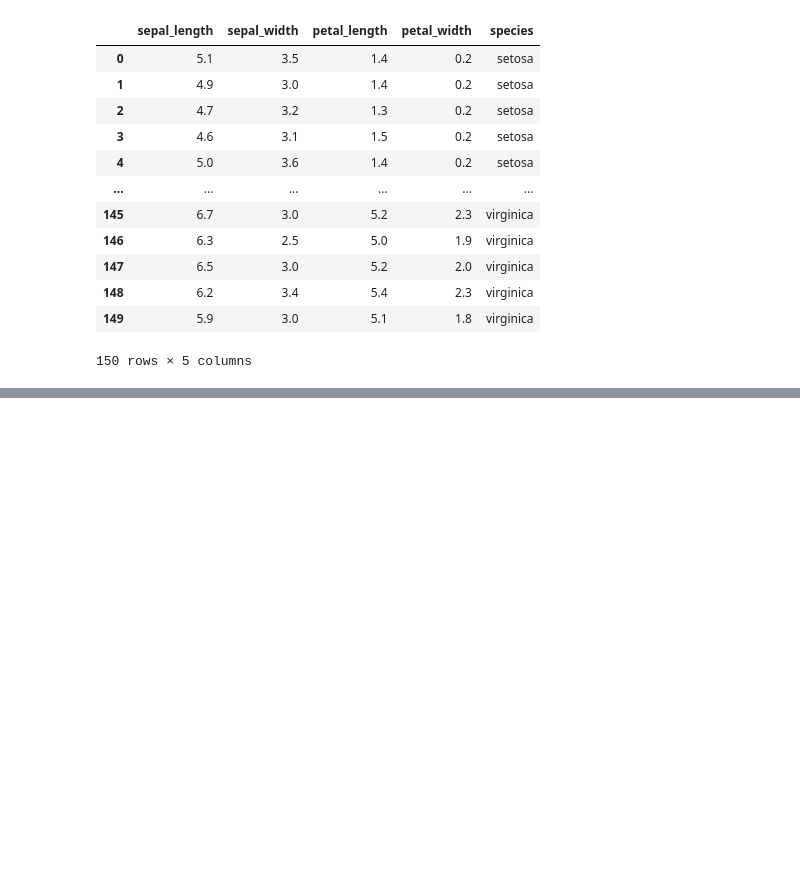
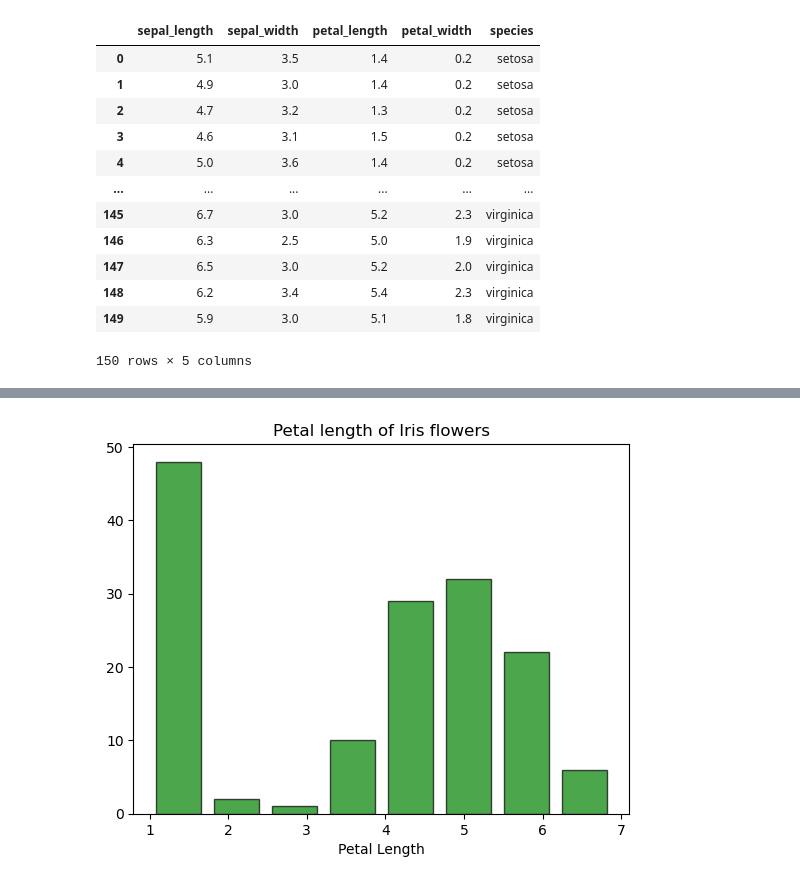
Before and after one commit to Jennyicano/Pands-Project, a Jupyter notebook: iris_data.ipynb, the cells around one changed output, grey strips where cells are left out. Saved outputs shown, nothing was run; the diff lists cells and outputs as text; code cells hidden in the pictures; blank space fills up the shorter version.

```diff
--- a/iris_data.ipynb
+++ b/iris_data.ipynb
@@ -56,0 +177,13 @@ df
+# %%
+# Plotting the histogram of the petal length.
+
+petal_l = df['petal_length']
+
+plt.hist(petal_l, bins=8, color='green', edgecolor='black', alpha=0.7, rwidth=0.78)
+plt.xlabel('Petal Length')
+plt.ylabel('')
+plt.title('Petal length of Iris flowers')
+plt.savefig('Petal length_hist.png')
+plt.show()
+# %% [output]
+[figure, added]
```
Also changed, not shown: parts of 29 cells of this notebook, 8 other files.
